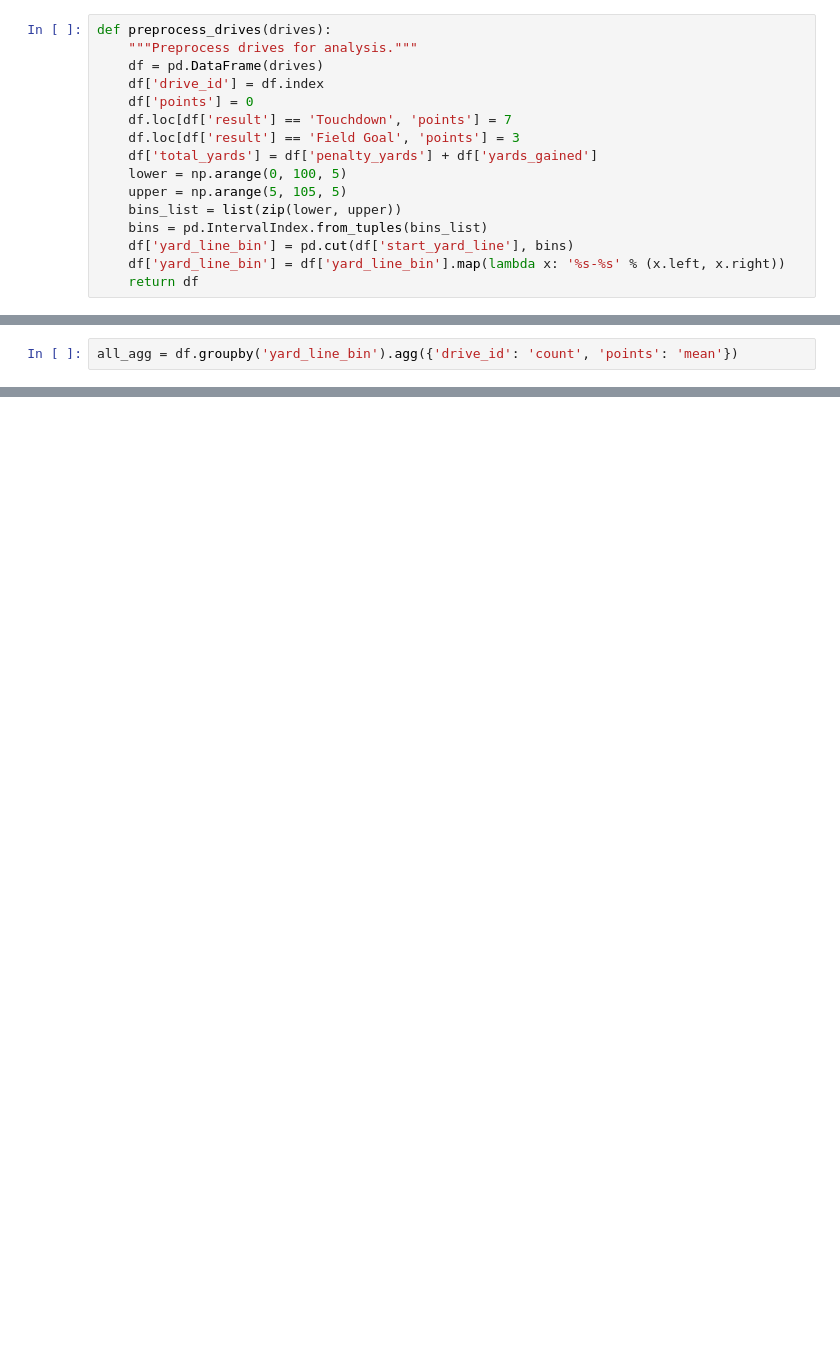
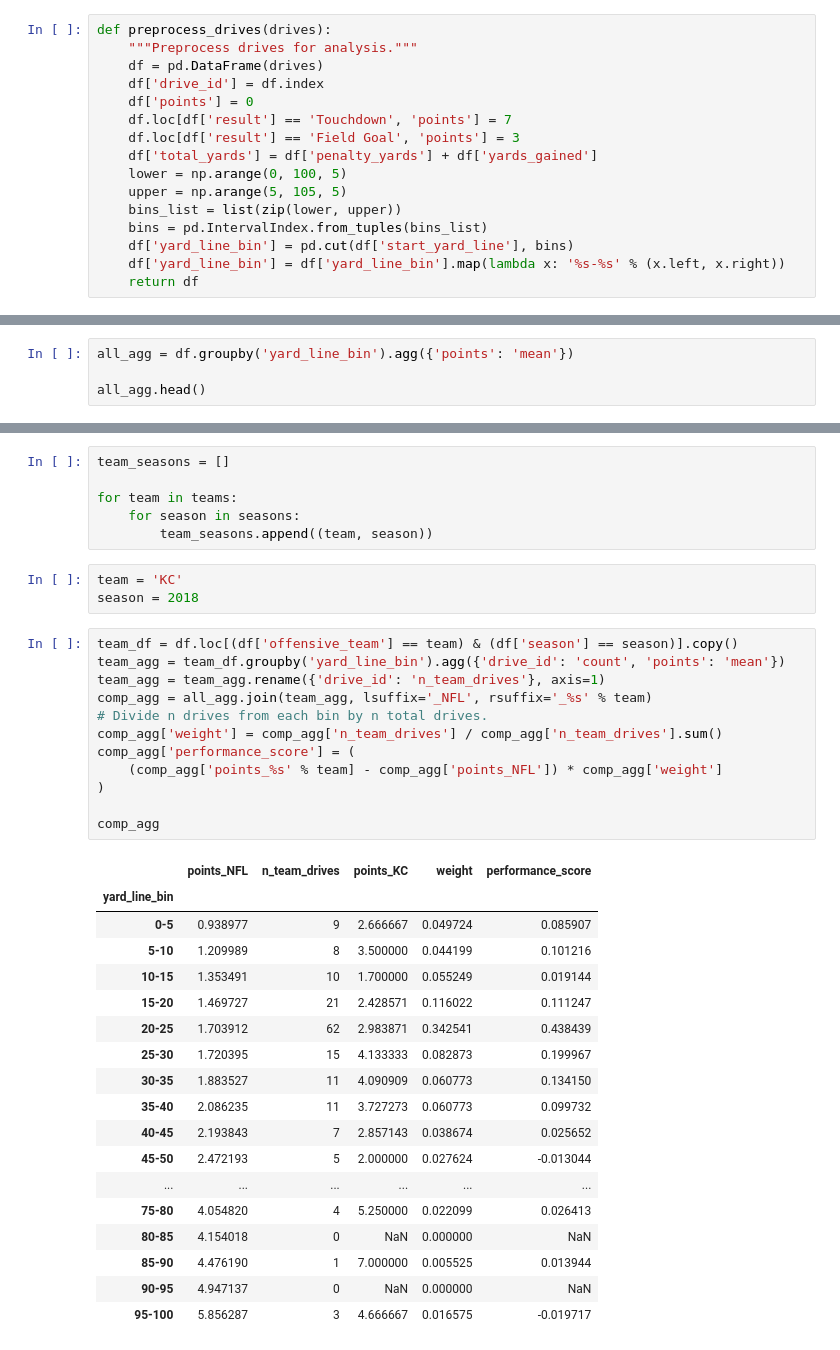
Before and after one commit to brent-lemieux/nfl, a Jupyter notebook: Untitled.ipynb, the cells around one changed output, grey strips where cells are left out. Drawn from its saved outputs; the diff is of its cells as text; blank space fills up the shorter version.

```diff
--- a/Untitled.ipynb
+++ b/Untitled.ipynb
@@ -67,2 +69,4 @@ df['home_score_diff_last_quarter'].hist()
 # %%
-all_agg = df.groupby('yard_line_bin').agg({'drive_id': 'count', 'points': 'mean'})
+all_agg = df.groupby('yard_line_bin').agg({'points': 'mean'})
+
+all_agg.head()
@@ -68,0 +81,40 @@ all_agg = df.groupby('yard_line_bin').agg({'drive_id': 'count', 'points': 'mean'
+# %%
+team_seasons = []
+
+for team in teams:
+    for season in seasons:
+        team_seasons.append((team, season))
+# %%
+team = 'KC'
+season = 2018
+# %%
+team_df = df.loc[(df['offensive_team'] == team) & (df['season'] == season)].copy()
+team_agg = team_df.groupby('yard_line_bin').agg({'drive_id': 'count', 'points': 'mean'})
+team_agg = team_agg.rename({'drive_id': 'n_team_drives'}, axis=1)
+comp_agg = all_agg.join(team_agg, lsuffix='_NFL', rsuffix='_%s' % team)
+# Divide n drives from each bin by n total drives.
+comp_agg['weight'] = comp_agg['n_team_drives'] / comp_agg['n_team_drives'].sum()
+comp_agg['performance_score'] = (
+    (comp_agg['points_%s' % team] - comp_agg['points_NFL']) * comp_agg['weight']
+)
+
+comp_agg
+# %% [output]
+|  | points_NFL | n_team_drives | points_KC | weight | performance_score |
+| yard_line_bin |  |  |  |  |  |
+| 0-5 | 0.938977 | 9 | 2.666667 | 0.049724 | 0.085907 |
+| 5-10 | 1.209989 | 8 | 3.500000 | 0.044199 | 0.101216 |
+| 10-15 | 1.353491 | 10 | 1.700000 | 0.055249 | 0.019144 |
+| 15-20 | 1.469727 | 21 | 2.428571 | 0.116022 | 0.111247 |
+| 20-25 | 1.703912 | 62 | 2.983871 | 0.342541 | 0.438439 |
+| 25-30 | 1.720395 | 15 | 4.133333 | 0.082873 | 0.199967 |
+| 30-35 | 1.883527 | 11 | 4.090909 | 0.060773 | 0.134150 |
+| 35-40 | 2.086235 | 11 | 3.727273 | 0.060773 | 0.099732 |
+| 40-45 | 2.193843 | 7 | 2.857143 | 0.038674 | 0.025652 |
+| 45-50 | 2.472193 | 5 | 2.000000 | 0.027624 | -0.013044 |
+| ... | ... | ... | ... | ... | ... |
+| 75-80 | 4.054820 | 4 | 5.250000 | 0.022099 | 0.026413 |
+| 80-85 | 4.154018 | 0 | NaN | 0.000000 | NaN |
+| 85-90 | 4.476190 | 1 | 7.000000 | 0.005525 | 0.013944 |
+| 90-95 | 4.947137 | 0 | NaN | 0.000000 | NaN |
+| 95-100 | 5.856287 | 3 | 4.666667 | 0.016575 | -0.019717 |
```
Also changed, not shown: parts of 15 cells of this notebook, 12 other files.
